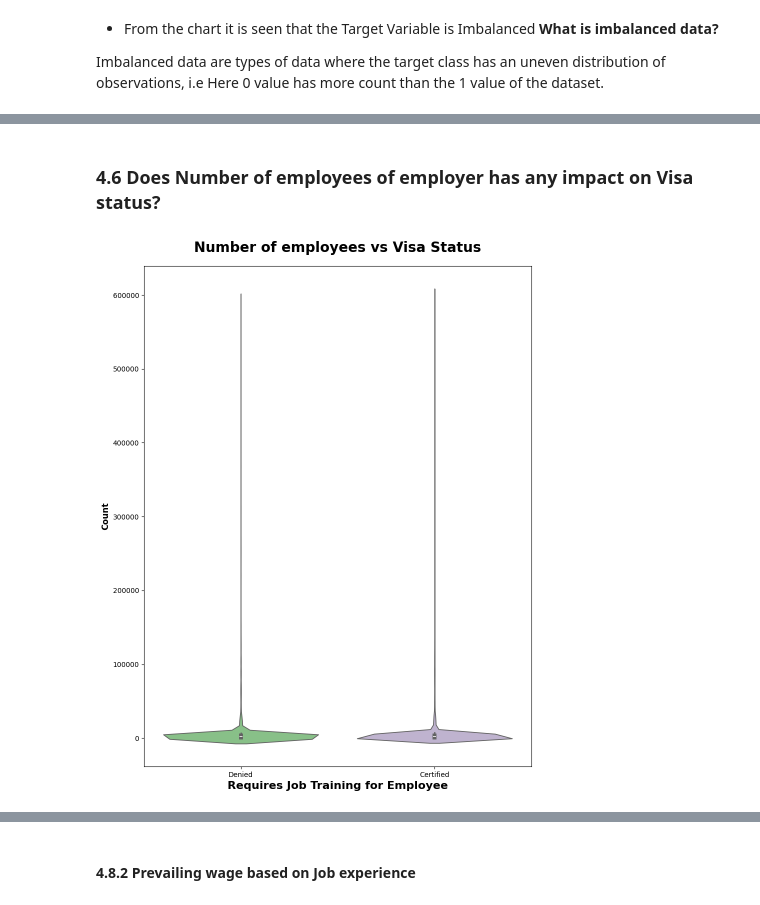
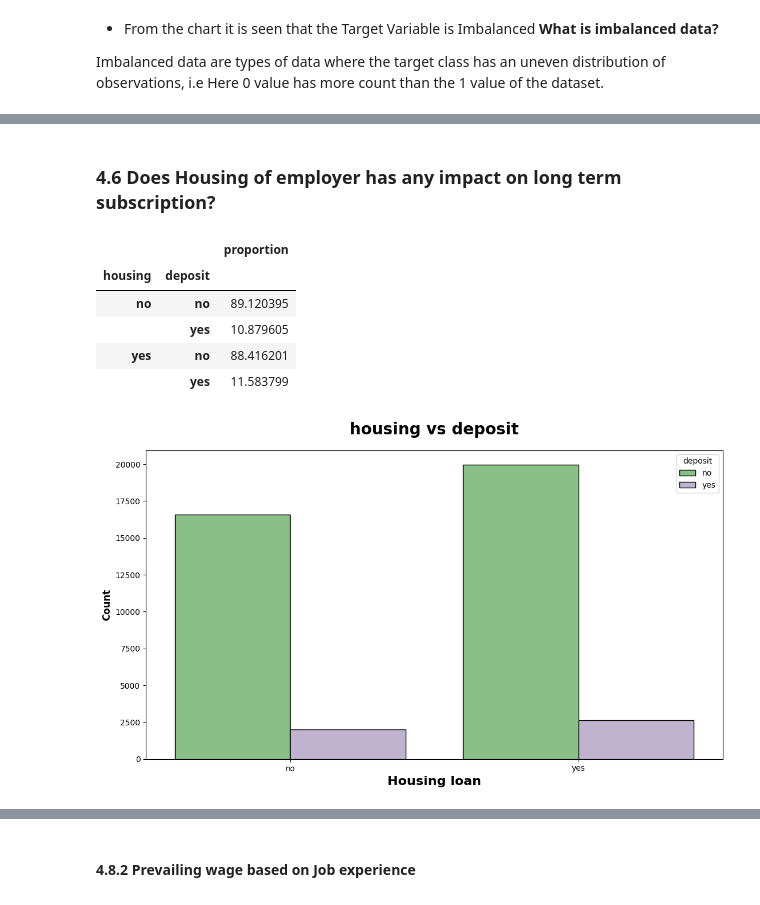
Before and after one commit to girishikhe/Long-term-deposit-prediction, a Jupyter notebook: notebook/long_term_deposit_EDA.ipynb, the cells around one changed output, grey strips where cells are left out. Saved outputs shown, nothing was run; the diff lists cells and outputs as text; code cells hidden in the pictures.

```diff
--- a/notebook/long_term_deposit_EDA.ipynb
+++ b/notebook/long_term_deposit_EDA.ipynb
@@ -303,3 +303,9 @@ Previous Outcome of Campaign (poutcome):
 "Nonexistent" dominates, meaning most individuals were not part of any prior campaign.
 Subscription (y):
 "No" dominates this column, as most individuals did not subscribe to the term deposit.
+# %%
+#unique values in columns
+for i in df.columns:
+    print(i)
+    print(df[i].unique)
+    print('------------------------------------------------------------------------')
@@ -305,0 +330,5 @@ Subscription (y):
+# %%
+lst=["job", "marital","education","default","housing","loan"]
+for i in lst:
+    mode=df[i].mode()[0]
+    df[i]=df[i].replace('unknown', mode)
@@ -686,12 +744,22 @@ plt.show()
 # %% [markdown]
-### 4.6 Does Number of employees of employer has any impact on Visa status?
+### 4.6 Does Housing of employer has any impact on long term subscription?
+# %%
+#group data by housing and count long term deposit subscription
+df.groupby('housing')['deposit'].value_counts(normalize=True).to_frame()*100
+# %% [output]
+|  |  | proportion |
+| housing | deposit |  |
+| no | no | 89.120395 |
+|  | yes | 10.879605 |
+| yes | no | 88.416201 |
+|  | yes | 11.583799 |
 # %%
-plt.subplots(figsize=(10,13))
-sns.violinplot(x="case_status",y='no_of_employees', data=df, palette="Accent")
-plt.title("Number of employees vs Visa Status", weight="bold",fontsize=20, pad=20)
+plt.subplots(figsize=(13,7))
+sns.countplot(x="housing",hue="deposit", data=df, ec= "black",palette="Accent")
+plt.title("housing vs deposit", weight="bold",fontsize=20, pad=20)
 plt.ylabel("Count", weight="bold", fontsize=12)
-plt.xlabel("Requires Job Training for Employee", weight="bold", fontsize=16)
-plt.ylim()
+plt.xlabel("Housing loan", weight="bold", fontsize=16)
+plt.legend(title="deposit", fancybox=True)
 plt.show()
 # %% [output]
-[figure, old version]
+[figure, new version]
```
Also changed, not shown: parts of 64 cells of this notebook.
